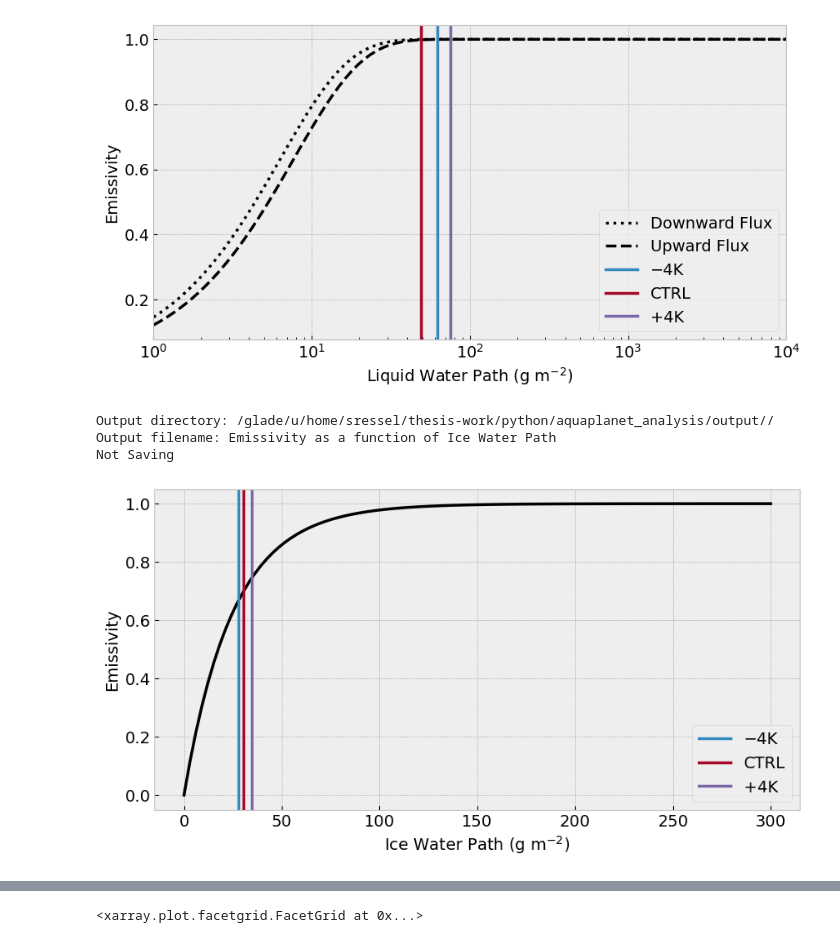
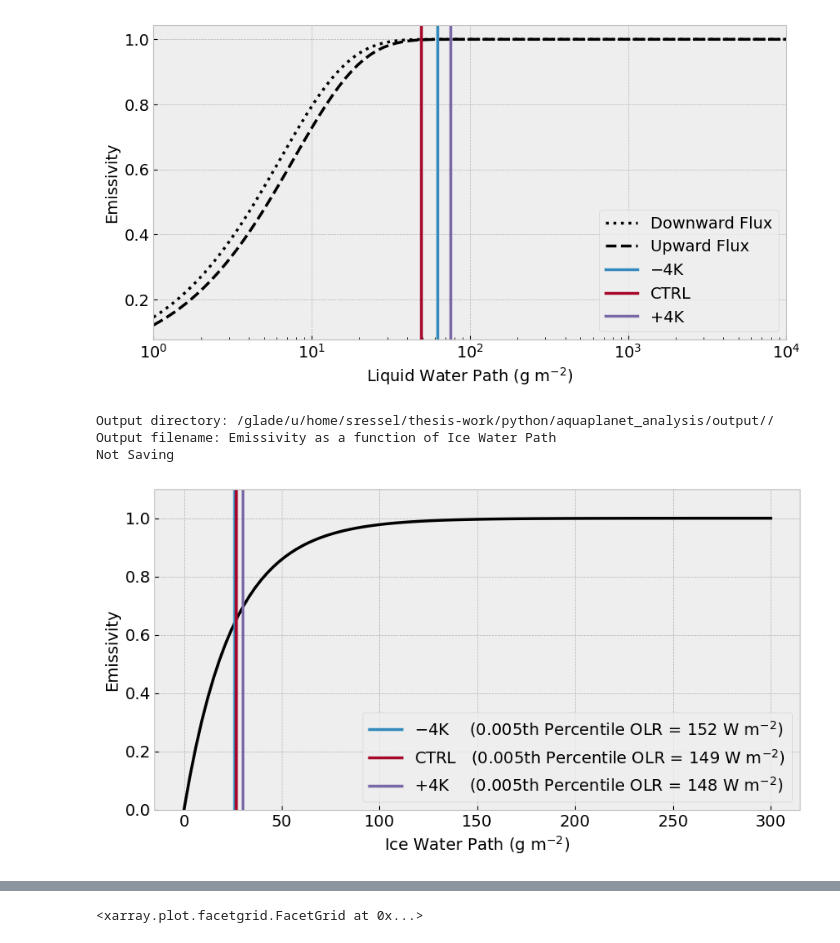
Before and after one commit to spencer-ressel/thesis-work, a Jupyter notebook: python/aquaplanet_analysis/4_cloud_radiative_feedback_analysis.ipynb, the cells around one changed output, grey strips where cells are left out. Saved outputs shown, nothing was run; the diff lists cells and outputs as text; code cells hidden in the pictures.

Commit message:
Changes to xarray_utils, more analysis in 4_cloud_radiative_feedbacks

```diff
--- a/python/aquaplanet_analysis/4_cloud_radiative_feedback_analysis.ipynb
+++ b/python/aquaplanet_analysis/4_cloud_radiative_feedback_analysis.ipynb
@@ -719,0 +948,20 @@ multi_experiment_variables_subset['Precipitation'].quantile(0.05, dim=['time', '
+# %%
+cloud_ice_water_path_bins = np.arange(0, 75, 5)
+temperature_bins = np.arange(190, 310, 5)
+latitude_bounds = slice(-15,15)
+
+binned_olr = xr.DataArray(
+    data=np.zeros((len(coords.experiments), len(cloud_ice_water_path_bins)-1)),
+    dims=['experiment', 'cloud_ice_water_path'],
+    coords={'experiment':coords.experiments, 'cloud_ice_water_path':0.5*(cloud_ice_water_path_bins[1:]+cloud_ice_water_path_bins[:-1])}
+)
+
+for index, experiment in enumerate(coords.experiments.values):
+    mask = ~np.isnan(multi_experiment_variables_subset['Cloud Ice Water Path'].sel(experiment=experiment, lat=latitude_bounds)) & ~np.isnan(multi_experiment_variables_subset['Outgoing Longwave Radiation'].sel(experiment=experiment, lat=latitude_bounds))
+
+    [binned_olr_by_experiment, bin_edges, binnumber] = stats.binned_statistic(
+        x=multi_experiment_variables_subset['Cloud Ice Water Path'].sel(experiment=experiment, lat=latitude_bounds).where(mask, drop=True).values.flatten(),
+        values = multi_experiment_variables_subset['Outgoing Longwave Radiation'].sel(experiment=experiment, lat=latitude_bounds).where(mask, drop=True).values.flatten(),
+        bins=cloud_ice_water_path_bins
+    )
+    binned_olr[index, :] = binned_olr_by_experiment
@@ -799,20 +1199,32 @@ effective_radius = 50
 i = [1,2,3,4,5]
 alpha = np.array([0.002, 0.0016, 0.0003, 0.0068, 0.0036])
 gamma = np.array([1.118, 1.166, 1.338, 0.600, 1.136])
-weights = np.array([0.040, 0.200, 0.340, 0.281, 0.139])
 
-kappa = alpha + gamma/effective_radius
-ice_water_paths = np.linspace(0, 300, 100)
-[KAPPA, IWP] = np.meshgrid(kappa, ice_water_paths)
+weights = xr.DataArray(
+    data=np.array([0.040, 0.200, 0.340, 0.281, 0.139]),
+    dims=['wavelength_band'],
+    coords={'wavelength_band': i}
+)
 
-parameterized_emissivity = np.average(1 - np.exp(-diffusivity_factor*KAPPA*IWP), axis=1, weights=weights)
+kappa = xr.DataArray(
+    data=(alpha + gamma/effective_radius),
+    dims=['wavelength_band'],
+    coords={'wavelength_band': i}
+)
+ice_water_paths = xr.DataArray(
+    data=np.linspace(0, 300, 100),
+    dims=["ice_water_path"],
+    coords={'ice_water_path': np.linspace(0, 300, 100)}
+)
+
+parameterized_emissivity = (1 - np.exp(-diffusivity_factor*kappa*ice_water_paths)).weighted(weights).mean(dim='wavelength_band')
 
 # olr_mask = (
 #     multi_experiment_variables_subset['Outgoing Longwave Radiation']
 #     <= multi_experiment_variables_subset['Outgoing Longwave Radiation'].quantile(0.005, dim=['time', 'lat', 'lon'])
 # )
 
-# _, CIWC_at_220K = temperature_level_interpolation(multi_experiment_variables_subset['Cloud Ice Water Content'], 220)
+_, CIWC_at_220K = temperature_level_interpolation(multi_experiment_variables_subset['Cloud Ice Water Content'], 220)
 # ciwc_mask = (
 #     CIWC_at_220K <= CIWC_at_220K.quantile(.1, dim=['time', 'lat', 'lon'])
 # )
@@ -826,8 +1238,7 @@ ciwc_mask = (
     CIWC_at_220K >= CIWC_at_220K.quantile(.9999, dim=['time', 'lat', 'lon'])
 )
 
-
-mask = olr_mask * ciwc_mask
+mask = olr_mask# * ciwc_mask
 
 SAVE_FIG = False
 PLOT_MODE = "slides"
@@ -842,32 +1253,33 @@ ax = fig.add_subplot()
 ax.plot(ice_water_paths, parameterized_emissivity, color='k', ls='-')
 for index, experiment in enumerate(coords.experiments.values):
     ax.axvline(
         1000*multi_experiment_variables_subset['Cloud Ice Water Path'].where(mask, drop=True).sel(lat=slice(-15,15)).mean(dim=['time', 'lat', 'lon']).sel(experiment=experiment),
         color=bmh_colors(index+1),
-        label = config.EXPERIMENT_DISPLAY_NAMES[experiment]
+        label = rf"{config.EXPERIMENT_DISPLAY_NAMES[experiment]:<6s} (0.005th Percentile OLR = {multi_experiment_variables_subset['Outgoing Longwave Radiation'].quantile(0.005, dim=['time', 'lat', 'lon']).sel(experiment=experiment).values:0.0f} W m$^{{-2}}$)",
     )
 
 ax.set_xlabel(r'Ice Water Path (g m$^{-2}$)')
 ax.set_ylabel('Emissivity')
+ax.set_ylim(0, 1.1)
 ax.legend(loc='lower right')
 
 output_filename = 'Emissivity as a function of Ice Water Path'
 print(f"Output directory: {config.AQUAPLANET_OUTPUT_DIRECTORY}/")
 print(f"Output filename: {output_filename}")
 if SAVE_FIG:
     print(f"{f'Saving...':<{config.SEP_WIDTH-1}}", end="")
     plt.savefig(
         f"{config.AQUAPLANET_OUTPUT_DIRECTORY}/{output_filename}.svg",
         dpi=500,
         bbox_inches="tight",
     )
     print(rf"{'✔':>1}")
 else:
     print("Not Saving")
 
 plt.show()
 # %% [output]
 Output directory: /glade/u/home/sressel/thesis-work/python/aquaplanet_analysis/output//
 Output filename: Emissivity as a function of Ice Water Path
 Not Saving
-[figure, old version]
+[figure, new version]
```
Also changed, not shown: parts of 30 cells of this notebook, 24 other files.
